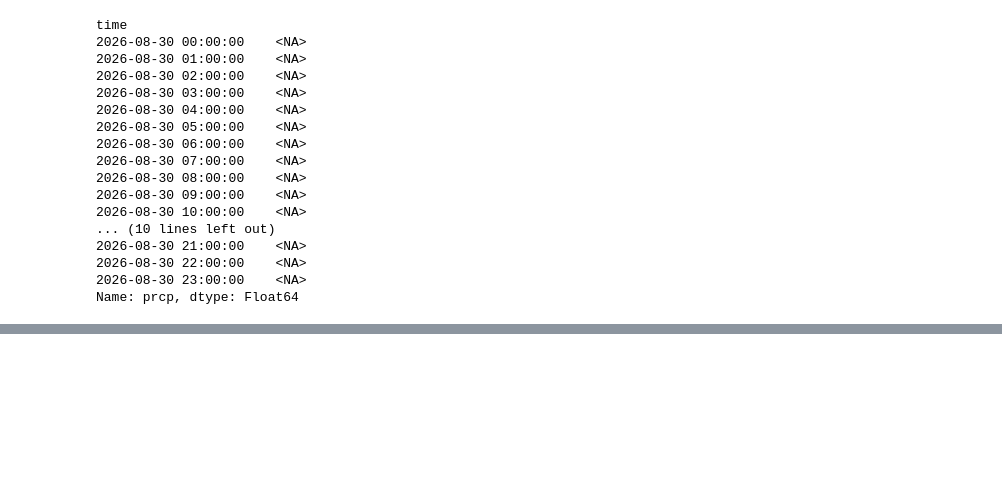
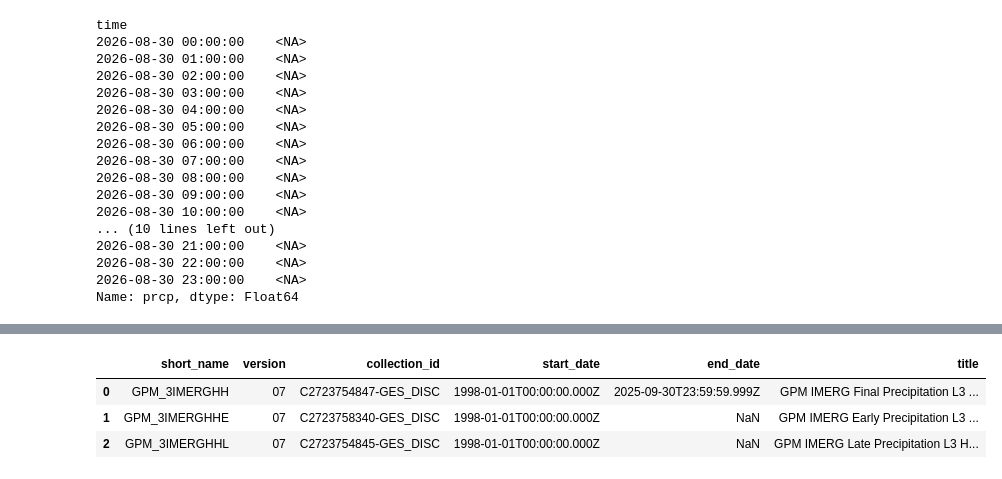
Before and after one commit to Venkatpotla33/AI-Enhanced-Hyperlocal-Food-Demand-Forecasting, a Jupyter notebook: notebooks/04_live_contextual_data_collection_and_integration.ipynb, the cells around one changed output, grey strips where cells are left out. Saved outputs shown, nothing was run; the diff lists cells and outputs as text; code cells hidden in the pictures; blank space fills up the shorter version.

```diff
--- a/notebooks/04_live_contextual_data_collection_and_integration.ipynb
+++ b/notebooks/04_live_contextual_data_collection_and_integration.ipynb
@@ -5090,0 +5716,81 @@ Name: prcp, dtype: Float64
+# %%
+# Phase 04.3.14 — Compare IMERG Collection Versions
+
+import requests
+import pandas as pd
+from IPython.display import display
+
+CMR_COLLECTIONS_URL = (
+    "https://cmr.earthdata.nasa.gov/search/collections.json"
+)
+
+params = {
+    "keyword": "IMERG",
+    "page_size": 200,
+}
+
+headers = {
+    "User-Agent": "FoodDemandForecastingResearch/1.0"
+}
+
+response = requests.get(
+    CMR_COLLECTIONS_URL,
+    params=params,
+    headers=headers,
+    timeout=60,
+)
+
+print("NASA CMR HTTP status:", response.status_code)
+response.raise_for_status()
+
+entries = (
+    response.json()
+    .get("feed", {})
+    .get("entry", [])
+)
+
+records = []
+
+for entry in entries:
+    title = entry.get("title", "")
+    short_name = entry.get("short_name", "")
+
+    # Focus on half-hourly IMERG precipitation collections.
+    if "IMERGHH" not in short_name.upper():
+        continue
+
+    records.append({
+        "short_name": short_name,
+        "version": entry.get("version_id"),
+        "collection_id": entry.get("id"),
+        "start_date": entry.get("time_start"),
+        "end_date": entry.get("time_end"),
+        "title": title,
+    })
+
+collections_df = pd.DataFrame(records)
+
+if collections_df.empty:
+    print("No matching half-hourly IMERG collections were returned.")
+else:
+    collections_df = (
+        collections_df
+        .drop_duplicates(subset=["collection_id"])
+        .sort_values(
+            ["short_name", "version"],
+            ascending=[True, False]
+        )
+        .reset_index(drop=True)
+    )
+
+    print("\n=== Half-Hourly IMERG Collections ===")
+    display(collections_df)
+
+    print("\n=== Coverage Relevant to This Project ===")
+    print("Required start: 2023-01-01")
+    print("Required end:   2026-07-31")
+    print(
+        "Compare each collection's advertised start and end dates "
+        "with the required period before selecting a product."
+    )
+# %% [output]
@@ -5090,0 +5800,4 @@ Name: prcp, dtype: Float64
+|  | short_name | version | collection_id | start_date | end_date | title |
+| 0 | GPM_3IMERGHH | 07 | C2723754847-GES_DISC | 1998-01-01T00:00:00.000Z | 2025-09-30T23:59:59.999Z | GPM IMERG Final Precipitation L3 ... |
+| 1 | GPM_3IMERGHHE | 07 | C2723758340-GES_DISC | 1998-01-01T00:00:00.000Z | NaN | GPM IMERG Early Precipitation L3 ... |
+| 2 | GPM_3IMERGHHL | 07 | C2723754845-GES_DISC | 1998-01-01T00:00:00.000Z | NaN | GPM IMERG Late Precipitation L3 H... |
```
Also changed, not shown: parts of 19 cells of this notebook, 6 other files.
